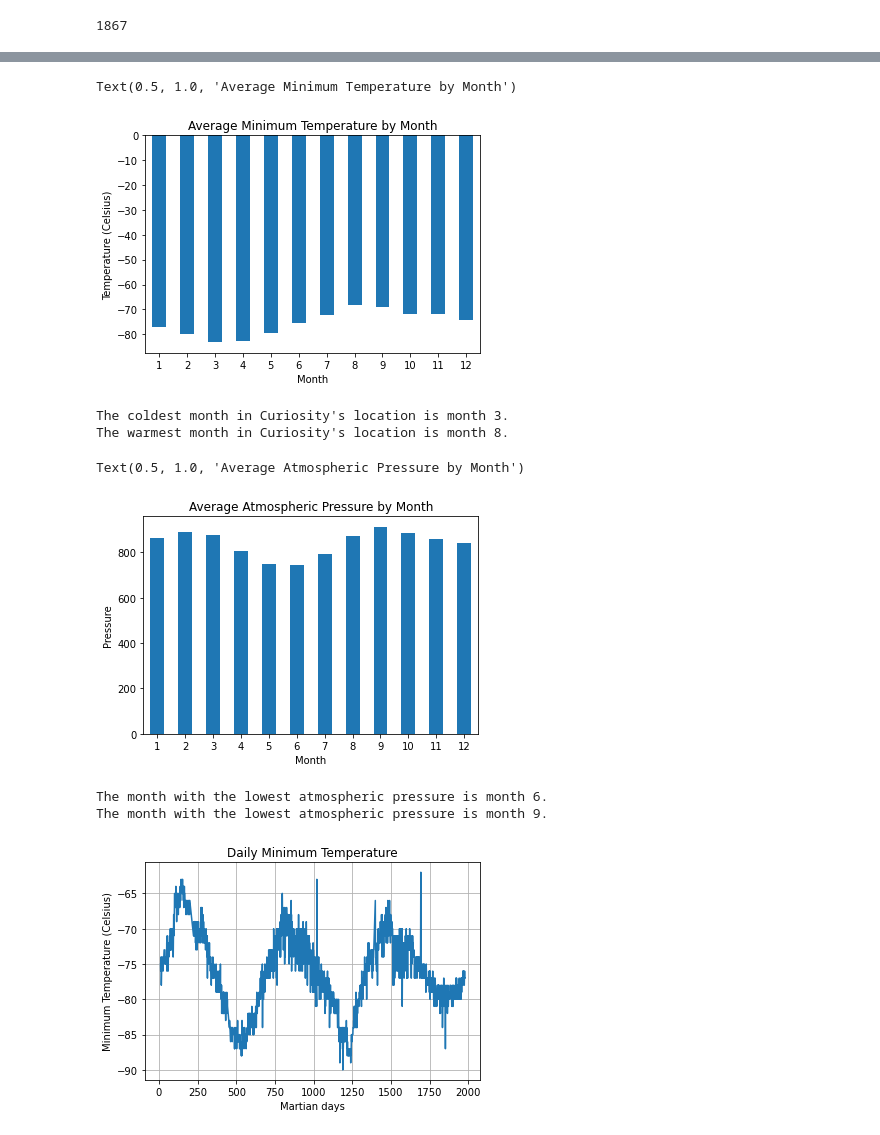
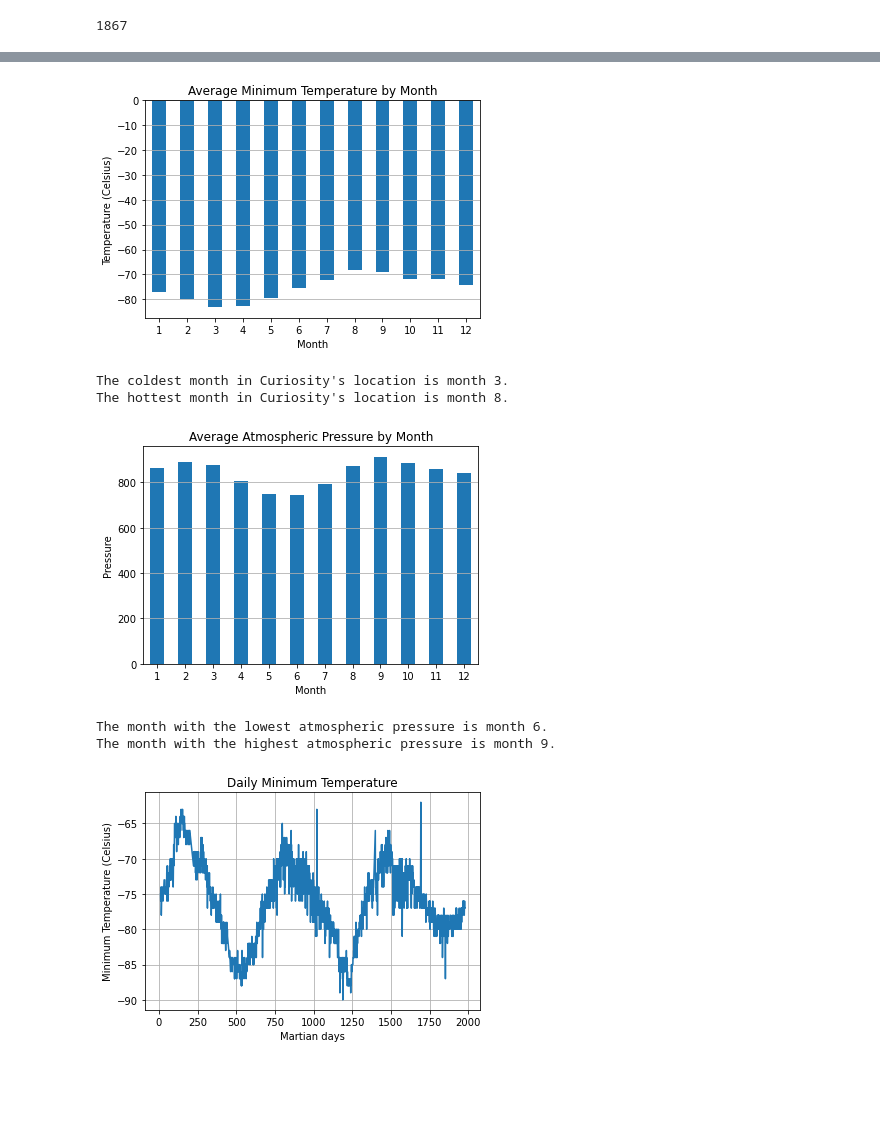
Before and after one commit to yeyanwang/web-scraping, a Jupyter notebook: part_2_mars_weather.ipynb, the cells around one changed output, grey strips where cells are left out. Drawn from its saved outputs; the diff is of its cells as text; code cells hidden in the pictures; blank space fills up the shorter version.

```diff
--- a/part_2_mars_weather.ipynb
+++ b/part_2_mars_weather.ipynb
@@ -201,20 +201,20 @@ Name: min_temp, dtype: float64
 # %%
 # Plot the average temperature by month
 avg_low_temp.plot(kind='bar', xlabel = 'Month', ylabel = 'Temperature (Celsius)', rot = 0)
 plt.title('Average Minimum Temperature by Month')
+plt.grid(axis = 'y')
 # %% [output]
-Text(0.5, 1.0, 'Average Minimum Temperature by Month')
-[figure, old version]
+[figure, new version]
 # %%
 # Identify the coldest and hottest months in Curiosity's location
 coldest_month = avg_low_temp.loc[avg_low_temp == avg_low_temp.min()].index[0]
 hottest_month = avg_low_temp.loc[avg_low_temp == avg_low_temp.max()].index[0]
 
 print(f"The coldest month in Curiosity's location is month {coldest_month}.")
-print(f"The warmest month in Curiosity's location is month {hottest_month}.")
+print(f"The hottest month in Curiosity's location is month {hottest_month}.")
 # %% [output]
 The coldest month in Curiosity's location is month 3.
-The warmest month in Curiosity's location is month 8.
+The hottest month in Curiosity's location is month 8.
 # %%
 # 4. Average pressure by Martian month
 avg_pressures = df.groupby('month')['pressure'].mean()
@@ -222,19 +222,19 @@ avg_pressures = df.groupby('month')['pressure'].mean()
 # Plot the average pressure by month
 avg_pressures.plot(kind='bar', xlabel = 'Month', ylabel = 'Pressure', rot = 0)
 plt.title('Average Atmospheric Pressure by Month')
+plt.grid(axis = 'y')
 # %% [output]
-Text(0.5, 1.0, 'Average Atmospheric Pressure by Month')
-[figure, old version]
+[figure, new version]
 # %%
 # Identify the month with the lowest atmospheric pressure and the highest atmospheric pressure on average
 lowest_month = avg_pressures.loc[avg_pressures == avg_pressures.min()].index[0]
 highest_month = avg_pressures.loc[avg_pressures == avg_pressures.max()].index[0]
 
 print(f"The month with the lowest atmospheric pressure is month {lowest_month}.")
-print(f"The month with the lowest atmospheric pressure is month {highest_month}.")
+print(f"The month with the highest atmospheric pressure is month {highest_month}.")
 # %% [output]
 The month with the lowest atmospheric pressure is month 6.
-The month with the lowest atmospheric pressure is month 9.
+The month with the highest atmospheric pressure is month 9.
 # %%
 # 5. How many terrestrial (earth) days are there in a Martian year?
 
```
